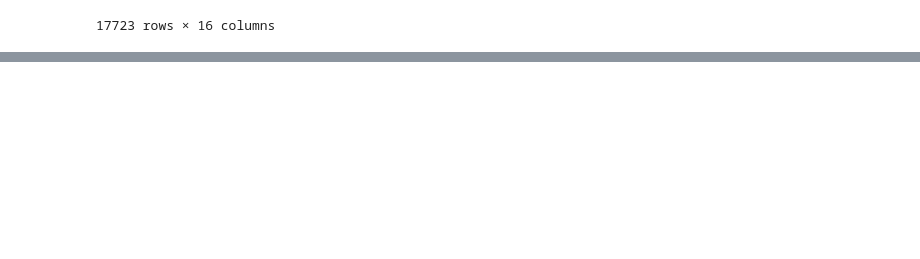
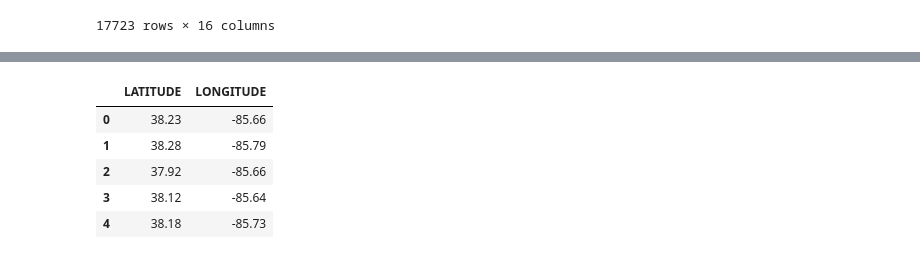
Before and after one commit to eugeniaduke/Is_Tornado_Activity_Increasing, a Jupyter notebook: Notebooks/data_cleaning_weather.ipynb, the cells around one changed output, grey strips where cells are left out. Saved outputs shown, nothing was run; the diff lists cells and outputs as text; code cells hidden in the pictures; blank space fills up the shorter version.

```diff
--- a/Notebooks/data_cleaning_weather.ipynb
+++ b/Notebooks/data_cleaning_weather.ipynb
@@ -131,0 +153,13 @@ weather_detail_df
+# %%
+unique_coords = weather_detail_df[['LATITUDE','LONGITUDE']].drop_duplicates()
+
+unique_coords = unique_coords.reset_index(drop=True) #reset index
+
+unique_coords
+# %% [output]
+|  | LATITUDE | LONGITUDE |
+| 0 | 38.23 | -85.66 |
+| 1 | 38.28 | -85.79 |
+| 2 | 37.92 | -85.66 |
+| 3 | 38.12 | -85.64 |
+| 4 | 38.18 | -85.73 |
```
Also changed, not shown: parts of 4 cells of this notebook, 2 other files.
